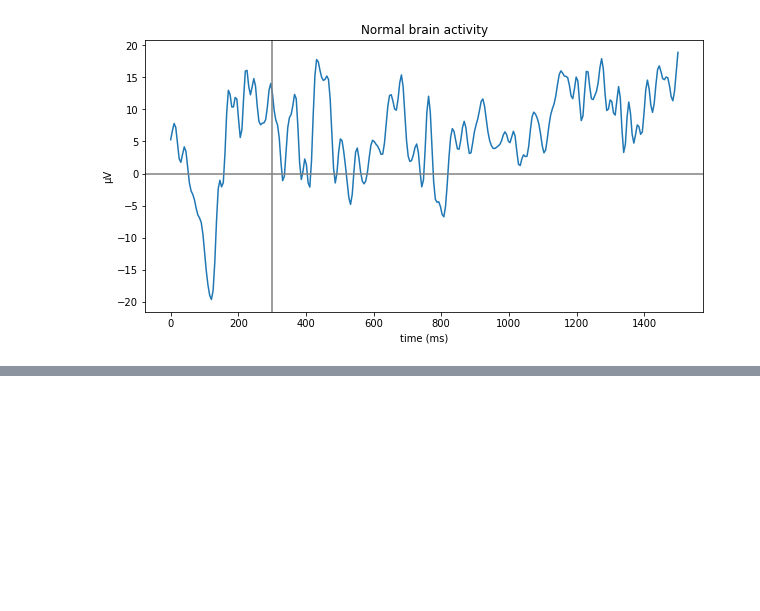
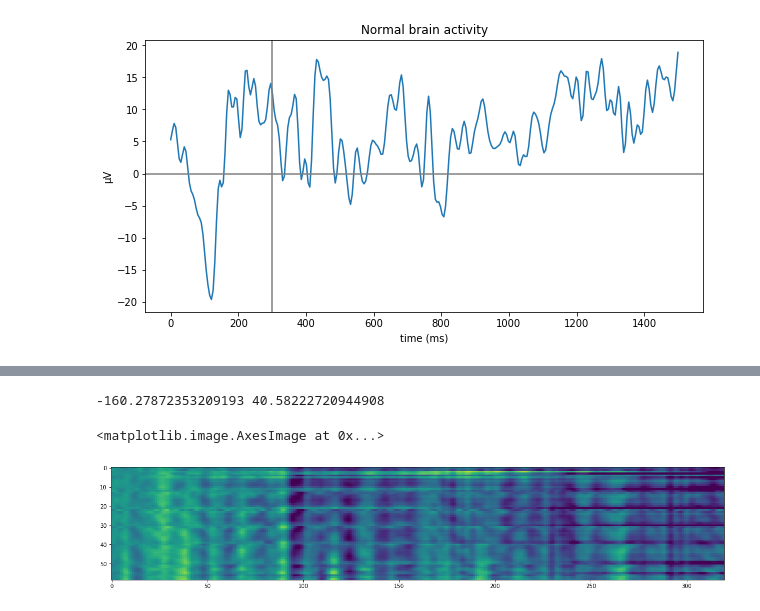
Before and after one commit to cobando/EmergencyBraking, a Jupyter notebook: Notebooks/ExploringOneSubjectData.ipynb, the cells around one changed output, grey strips where cells are left out. Drawn from its saved outputs; the diff is of its cells as text; code cells hidden in the pictures; blank space fills up the shorter version.

```diff
--- a/Notebooks/ExploringOneSubjectData.ipynb
+++ b/Notebooks/ExploringOneSubjectData.ipynb
@@ -245,0 +222,11 @@ len(events_y)
+# %%
+mat_pp = np.load(path_postprocess_mat + 'VPja.mat_segment_150_noevent.npy')
+
+print(np.min(mat_pp), np.max(mat_pp))
+
+plt.figure(figsize=(20,20))
+plt.imshow(mat_pp, vmin=-50, vmax=50)
+# %% [output]
+-160.27872353209193 40.58222720944908
+<matplotlib.image.AxesImage at 0x...>
+[figure, added]
```
Also changed, not shown: parts of 40 cells of this notebook, 8 other files.
